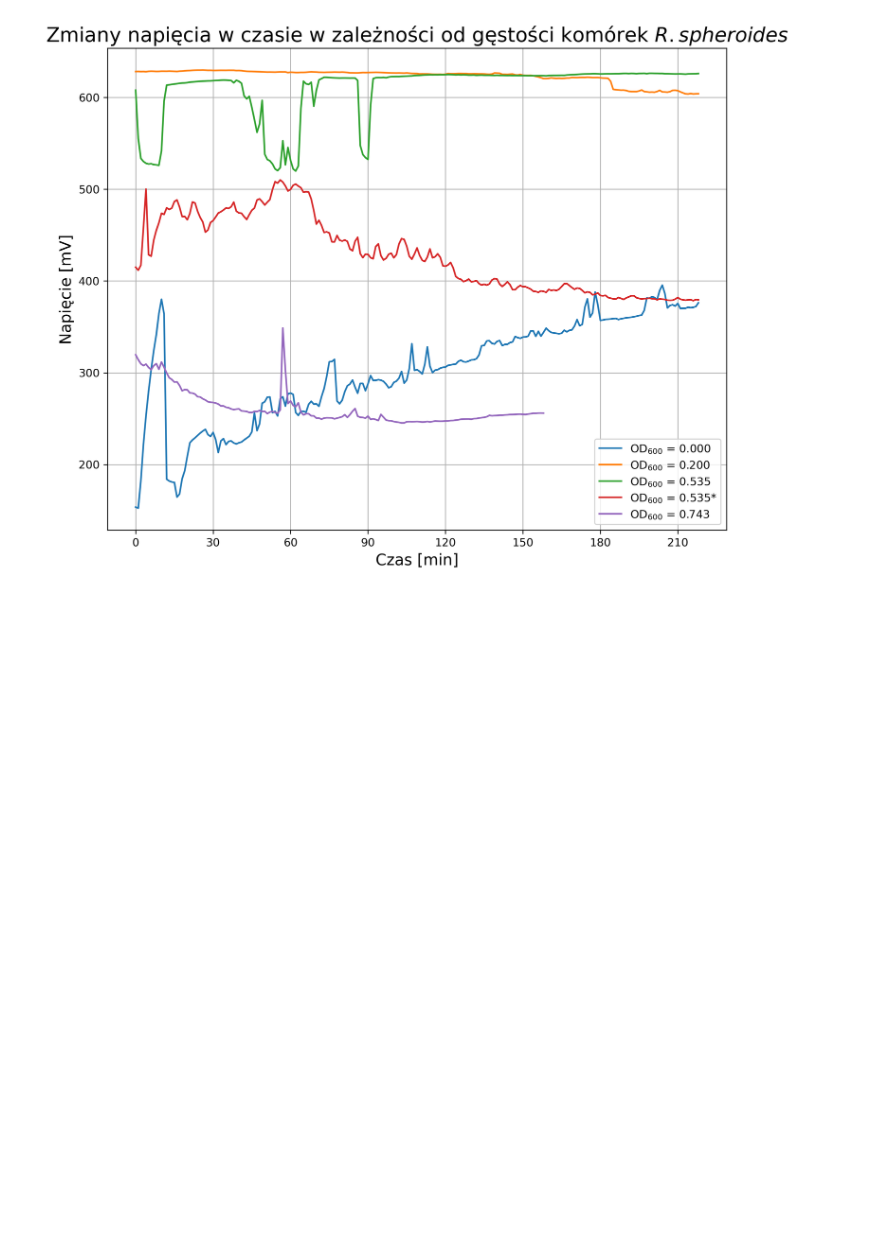
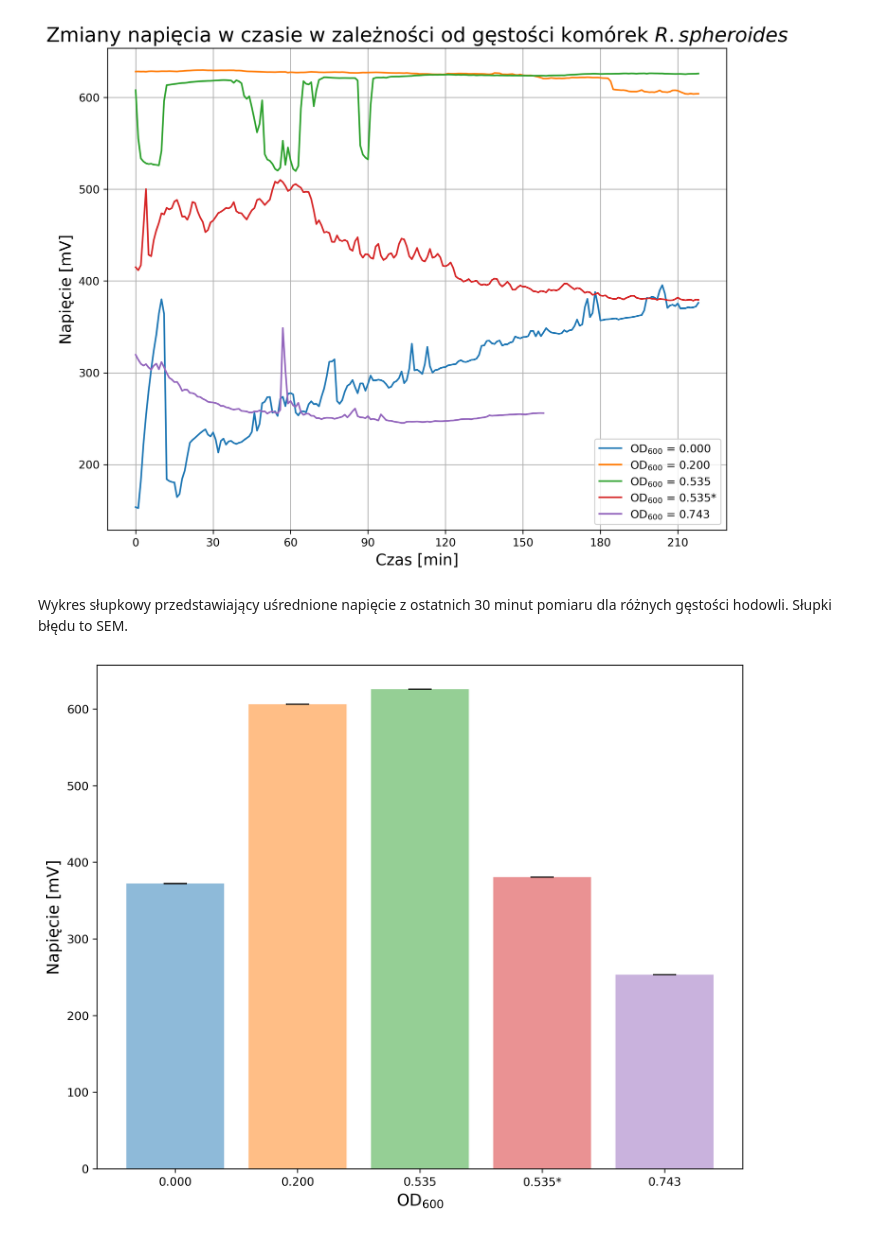
Before and after one commit to f1lem0n/biotech-bsc, a Jupyter notebook: mfc-volt-2022-04-21/mfc-volt-3.ipynb, the cells around one changed output. Saved outputs shown, nothing was run; the diff lists cells and outputs as text; code cells hidden in the pictures; blank space fills up the shorter version.

```diff
--- a/mfc-volt-2022-04-21/mfc-volt-3.ipynb
+++ b/mfc-volt-2022-04-21/mfc-volt-3.ipynb
@@ -109,3 +119,33 @@ fig1.savefig('../manuscript/figures/voltage2.png')
 plt.show()
 # %% [output]
 [figure]
+# %% [markdown]
+Wykres słupkowy przedstawiający uśrednione napięcie z ostatnich 30 minut pomiaru dla różnych gęstości hodowli. Słupki błędu to SEM.
+# %%
+fig2, ax = plt.subplots(figsize=(10, 8), dpi=300, facecolor='#ffffff')
+
+factor = 1
+for file in files:
+    final_df = process(file)
+
+    if 'X' in file:
+        file = file.replace('X', '*')
+    series_name = f'{file[5:-4]}'
+
+    ax.bar(
+        x=series_name,
+        height=final_df['mean30m'][1]*factor,
+        yerr=final_df['error30m'][1]*factor,
+        align='center',
+        alpha=0.5,
+        ecolor='black',
+        capsize=10
+    )
+    factor = 1000
+
+plt.ylabel('Napięcie [mV]', fontdict={'fontsize' : 14})
+plt.xlabel('OD$_{600}$', fontdict={'fontsize' : 14})
+fig2.savefig('../manuscript/figures/voltage2.png')
+plt.show()
+# %% [output]
+[figure, added]
```
Also changed, not shown: parts of 11 cells of this notebook, 20 other files.
